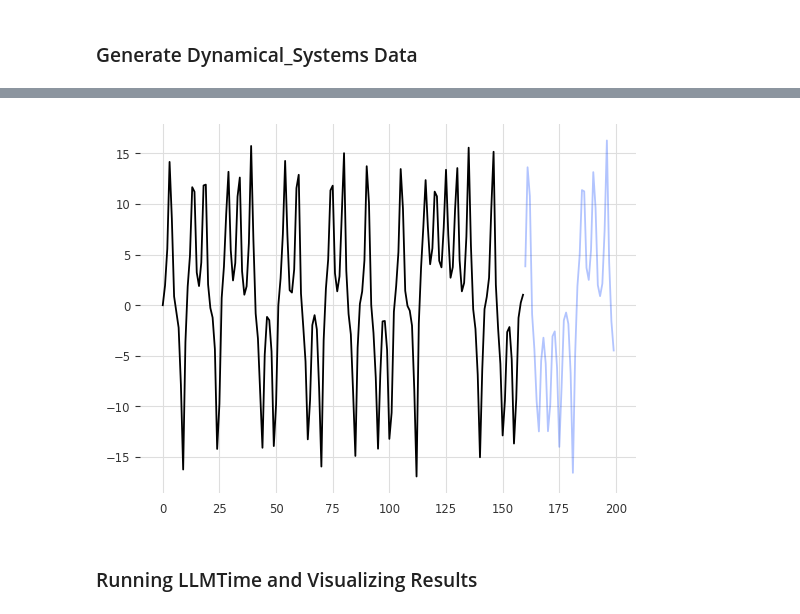
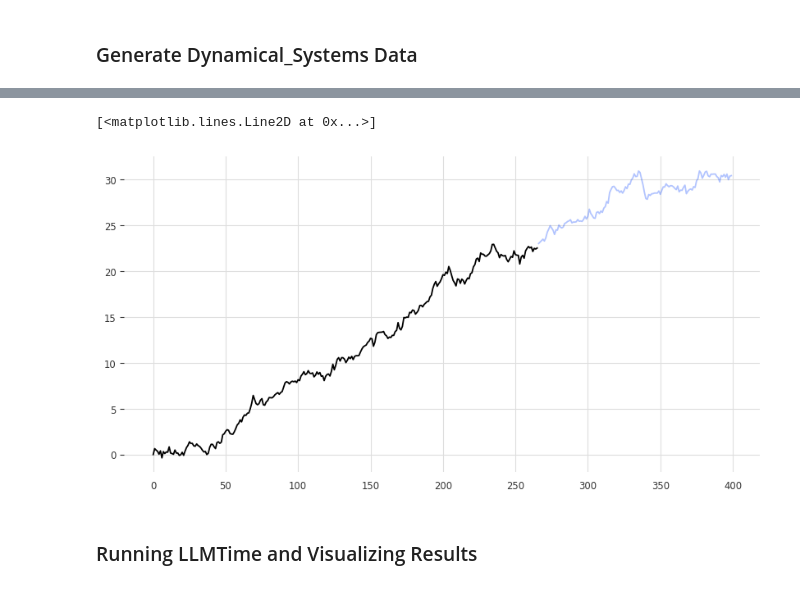
Before and after one commit to AntonioLiu97/llmICL, a Jupyter notebook: state_pred_demo.ipynb, the cells around one changed output, grey strips where cells are left out. Drawn from its saved outputs; the diff is of its cells as text; code cells hidden in the pictures.

```diff
--- a/state_pred_demo.ipynb
+++ b/state_pred_demo.ipynb
@@ -167,45 +152,37 @@ plt.plot(df['X'])
-# %%
-# Time discretization
-Nt = 200
-# Create grid of time steps
-tspan = np.linspace(0, 30, Nt)
-
-# Lorenz system parameters (for chaotic regime)
-sigma = 10.0
-rho = 28.0
-beta = 8.0 / 3.0
-
-def lorenz(state, t):
-    x, y, z = state
-    dxdt = sigma * (y - x)
-    dydt = x * (rho - z) - y
-    dzdt = x * y - beta * z
-    return [dxdt, dydt, dzdt]
-
-# Specific initial condition
-initial_state = [0, 2.01, 23.02]
-
-# Solve the ODE
-solution = odeint(lorenz, initial_state, tspan)
-
-# Extract the time-series
-X = solution[:, 0]
-Y = solution[:, 1]
-Z = solution[:, 2]
-
-# Store the generated time-series in a pandas DataFrame
-df = pd.DataFrame({'Time': tspan, 'X': X, 'Y': Y, 'Z': Z})
-
-train = df['X'][0:int(Nt/5*4)]
-test = df['X'][int(Nt/5*4):]
-
-plt.plot(train, alpha = 1)
-plt.plot([np.nan]*len(train)+list(test), alpha = 0.3)
-plt.show()
-
-# plt.plot(df['Y'])
-# plt.plot(df['Z'])
-# %% [output]
-[figure, removed]
+# %%
+### Drift-Diffusion SDE
+
+# Time discretization
+Nt = 400 # number of steps
+dt =  0.2 # time step
+tspan = np.linspace(0, Nt*dt, Nt)
+
+# Drift and diffusion parameters
+a = 0.3  # Drift rate
+sigma = 0.8  # Noise level
+
+# Initialize the time series
+X = np.zeros(Nt)
+X[0] = 0  # Starting point
+
+np.random.seed(1)
+# Generate the drift-diffusion time series
+for t in range(1, Nt):
+    dW = np.sqrt(dt) * np.random.normal()  # Wiener process (Brownian motion)
+    X[t] = X[t-1] + a * dt + sigma * dW
+
+# Store the generated time-series in a pandas DataFrame
+df = pd.DataFrame({'Time': tspan, 'X': X})
+
+# Split the data into training and testing sets
+train = df['X'][0:int(Nt/3*2)]
+test = df['X'][int(Nt/3*2):]
+
+plt.figure(figsize=(10, 5))
+plt.plot(train, alpha = 1)
+plt.plot([np.nan]*len(train)+list(test), alpha = 0.3)
+# %% [output]
+[<matplotlib.lines.Line2D at 0x...>]
+[figure, added]
 # %% [markdown]
 ### Running LLMTime and Visualizing Results ##
```
Also changed, not shown: parts of 13 cells of this notebook, 4 other files.
